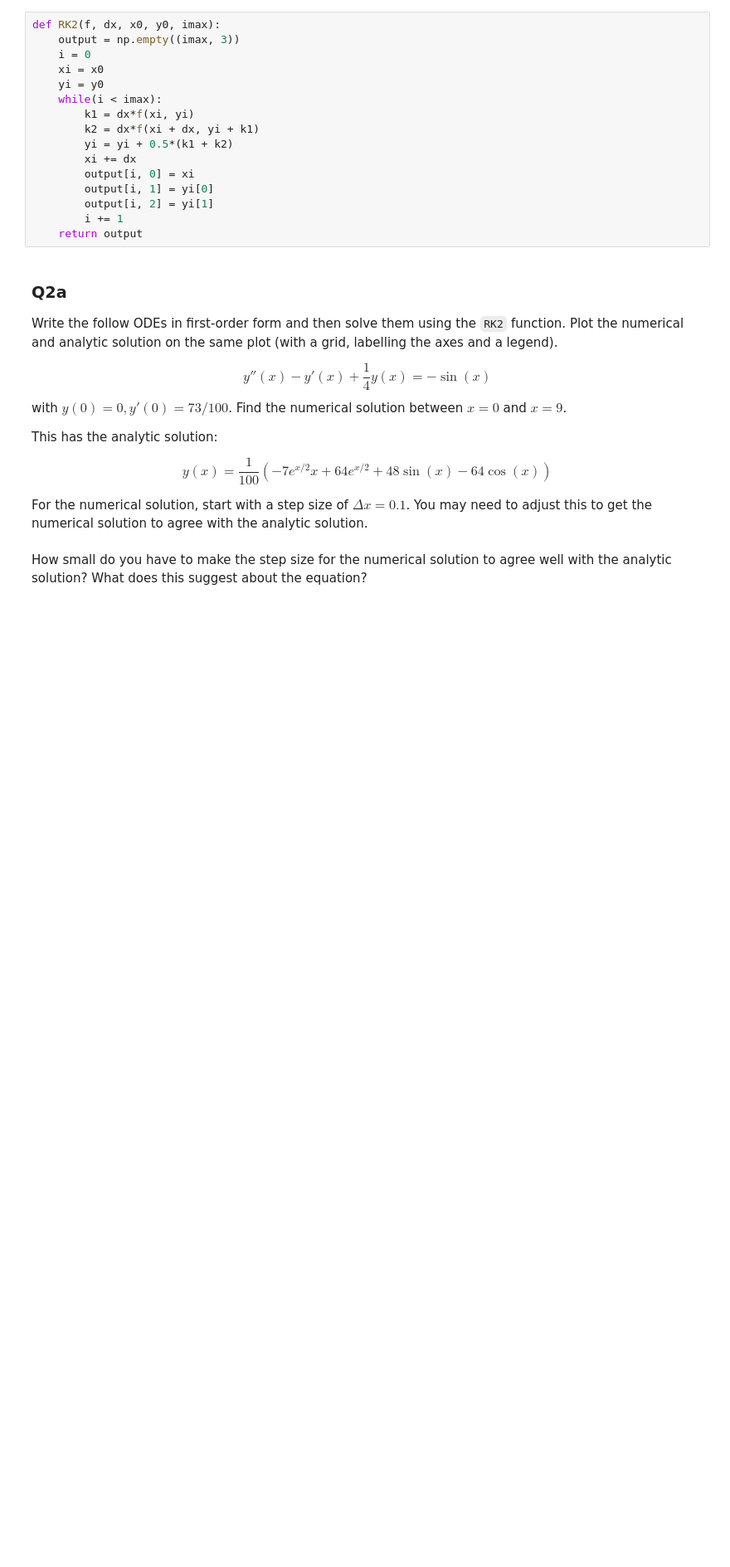
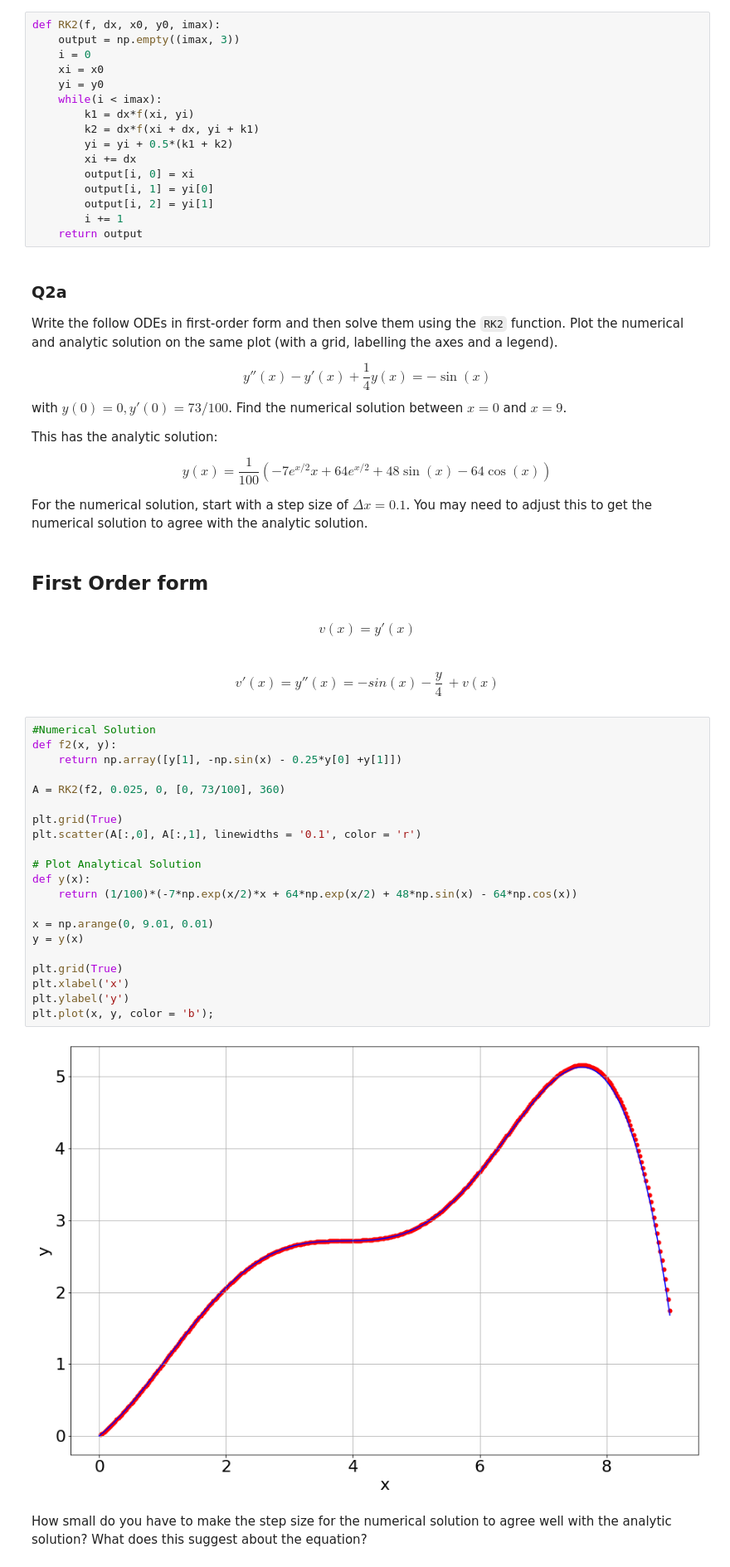
Before and after one commit to loby368/Computational-Science, a Jupyter notebook: Assignment 3/Assignment-3.ipynb, the cells around one changed output. Shown at 83% size. Cells and saved outputs as stored; diff of their text form; blank space fills up the shorter version.

```diff
--- a/Assignment 3/Assignment-3.ipynb
+++ b/Assignment 3/Assignment-3.ipynb
@@ -246,5 +247,33 @@ y(x) = \frac{1}{100} \left(-7 e^{x/2} x+64 e^{x/2}+48 \sin (x)-64 \cos (x)\right
 $$
 
 For the numerical solution, start with a step size of $\Delta x = 0.1$. You may need to adjust this to get the numerical solution to agree with the analytic solution.
+# %% [markdown]
+## First Order form
+# %% [markdown]
+$$v(x) = y'(x)$$ <br>
+$$v'(x) = y''(x) = -sin(x) - \frac{y}{4}\ + v(x)$$
+# %%
+#Numerical Solution
+def f2(x, y):
+    return np.array([y[1], -np.sin(x) - 0.25*y[0] +y[1]])
+
+A = RK2(f2, 0.025, 0, [0, 73/100], 360)
+
+plt.grid(True)
+plt.scatter(A[:,0], A[:,1], linewidths = '0.1', color = 'r')
+
+# Plot Analytical Solution
+def y(x):
+    return (1/100)*(-7*np.exp(x/2)*x + 64*np.exp(x/2) + 48*np.sin(x) - 64*np.cos(x))
+
+x = np.arange(0, 9.01, 0.01)
+y = y(x)
+
+plt.grid(True)
+plt.xlabel('x')
+plt.ylabel('y')
+plt.plot(x, y, color = 'b');
+# %% [output]
+[figure, added]
 # %% [markdown]
 How small do you have to make the step size for the numerical solution to agree well with the analytic solution? What does this suggest about the equation?
```
Also changed, not shown: parts of 6 cells of this notebook.
